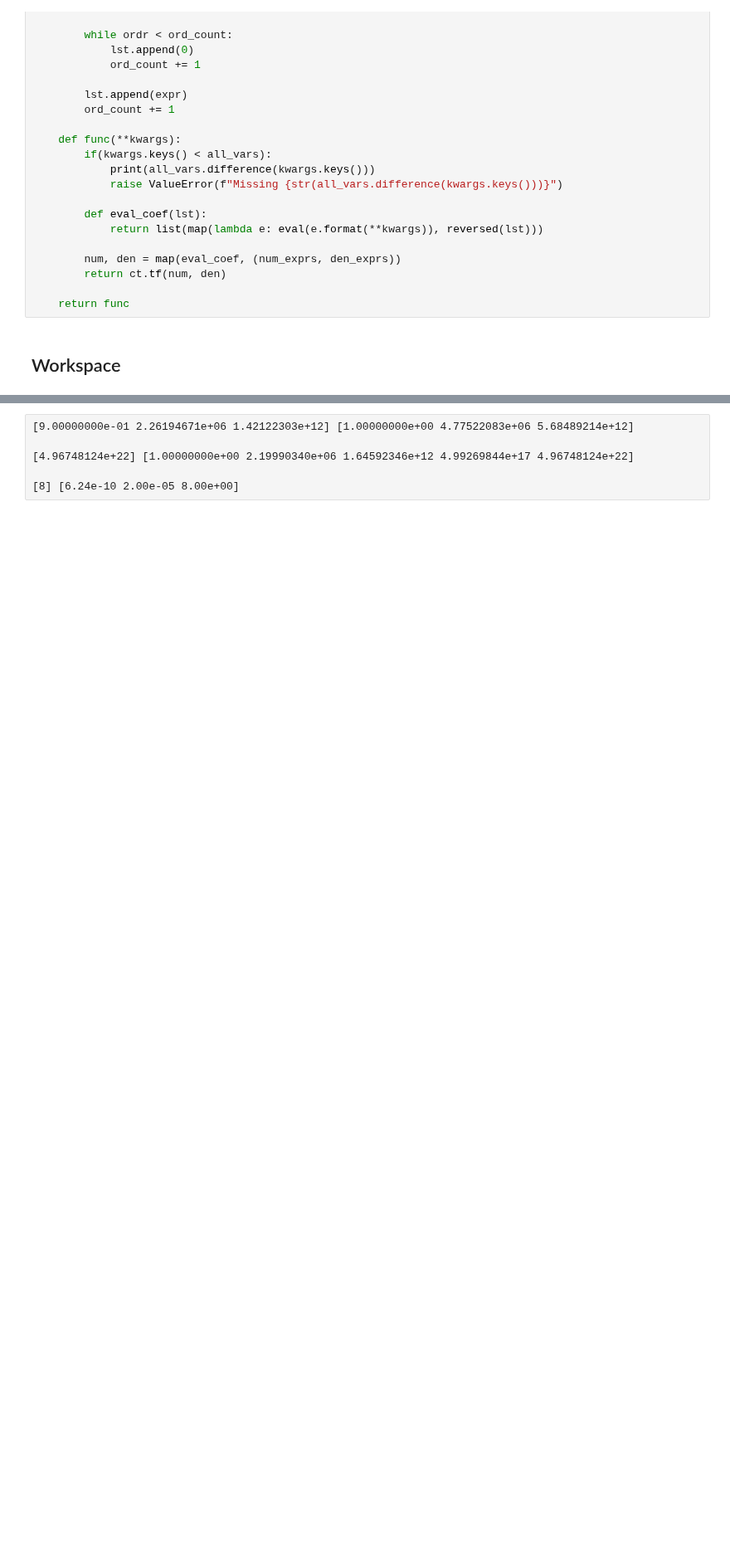
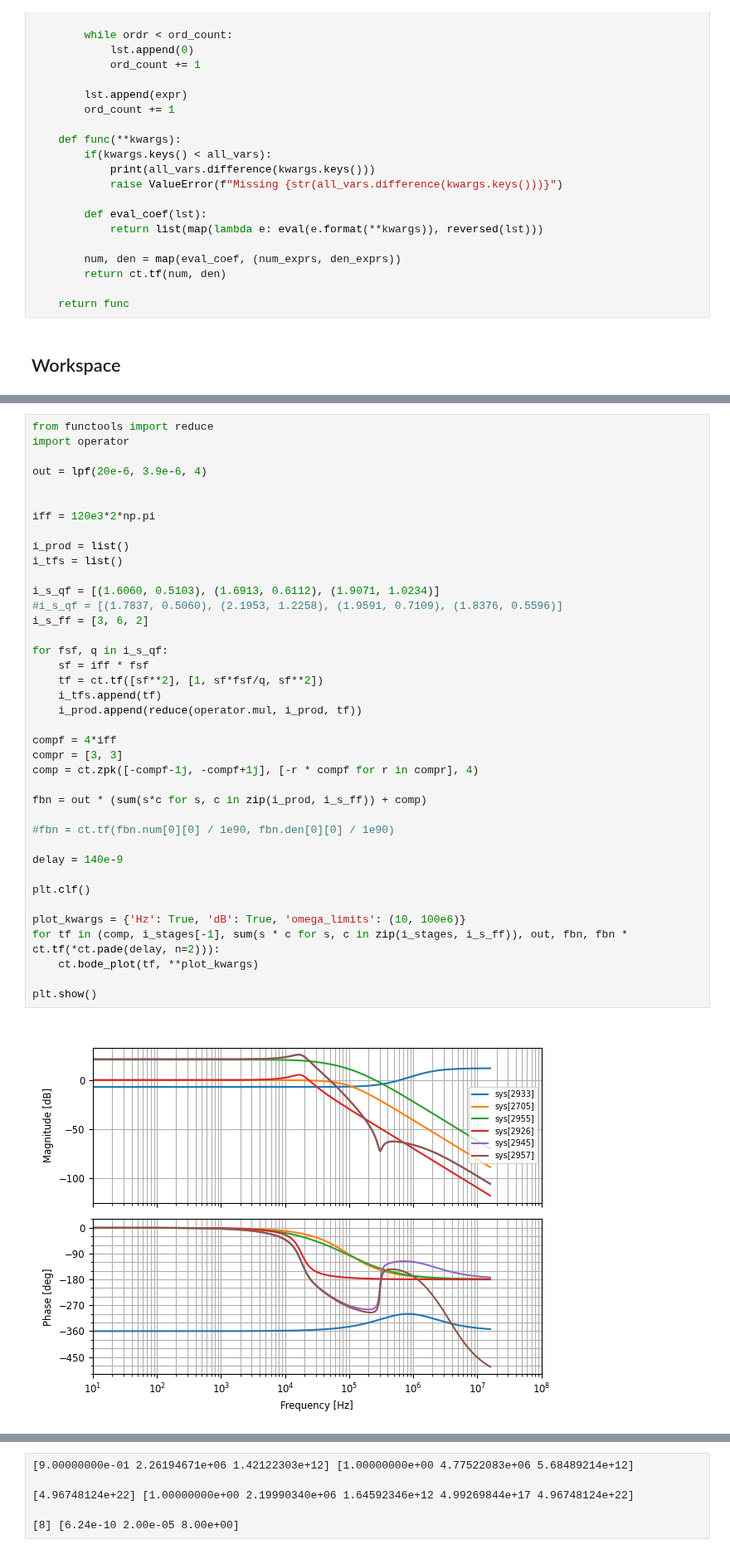
Before and after one commit to aaronlockhartdev/class-d-amp, a Jupyter notebook: loop_analysis/main.ipynb, the cells around one changed output, grey strips where cells are left out. Shown at 83% size. Cells and saved outputs as stored; diff of their text form; blank space fills up the shorter version.

```diff
--- a/loop_analysis/main.ipynb
+++ b/loop_analysis/main.ipynb
@@ -307,0 +308,41 @@ plt.show()
+# %%
+from functools import reduce
+import operator
+
+out = lpf(20e-6, 3.9e-6, 4)
+
+
+iff = 120e3*2*np.pi
+
+i_prod = list()
+i_tfs = list()
+
+i_s_qf = [(1.6060, 0.5103), (1.6913, 0.6112), (1.9071, 1.0234)]
+#i_s_qf = [(1.7837, 0.5060), (2.1953, 1.2258), (1.9591, 0.7109), (1.8376, 0.5596)]
+i_s_ff = [3, 6, 2]
+
+for fsf, q in i_s_qf:
+    sf = iff * fsf
+    tf = ct.tf([sf**2], [1, sf*fsf/q, sf**2])
+    i_tfs.append(tf)
+    i_prod.append(reduce(operator.mul, i_prod, tf))
+
+compf = 4*iff
+compr = [3, 3]
+comp = ct.zpk([-compf-1j, -compf+1j], [-r * compf for r in compr], 4)
+
+fbn = out * (sum(s*c for s, c in zip(i_prod, i_s_ff)) + comp)
+
+#fbn = ct.tf(fbn.num[0][0] / 1e90, fbn.den[0][0] / 1e90)
+
+delay = 140e-9
+
+plt.clf()
+
+plot_kwargs = {'Hz': True, 'dB': True, 'omega_limits': (10, 100e6)}
+for tf in (comp, i_stages[-1], sum(s * c for s, c in zip(i_stages, i_s_ff)), out, fbn, fbn * ct.tf(*ct.pade(delay, n=2))):
+    ct.bode_plot(tf, **plot_kwargs)
+
+plt.show()
+# %% [output]
+[figure, added]
```
Also changed, not shown: parts of 5 cells of this notebook, 2 other files.
